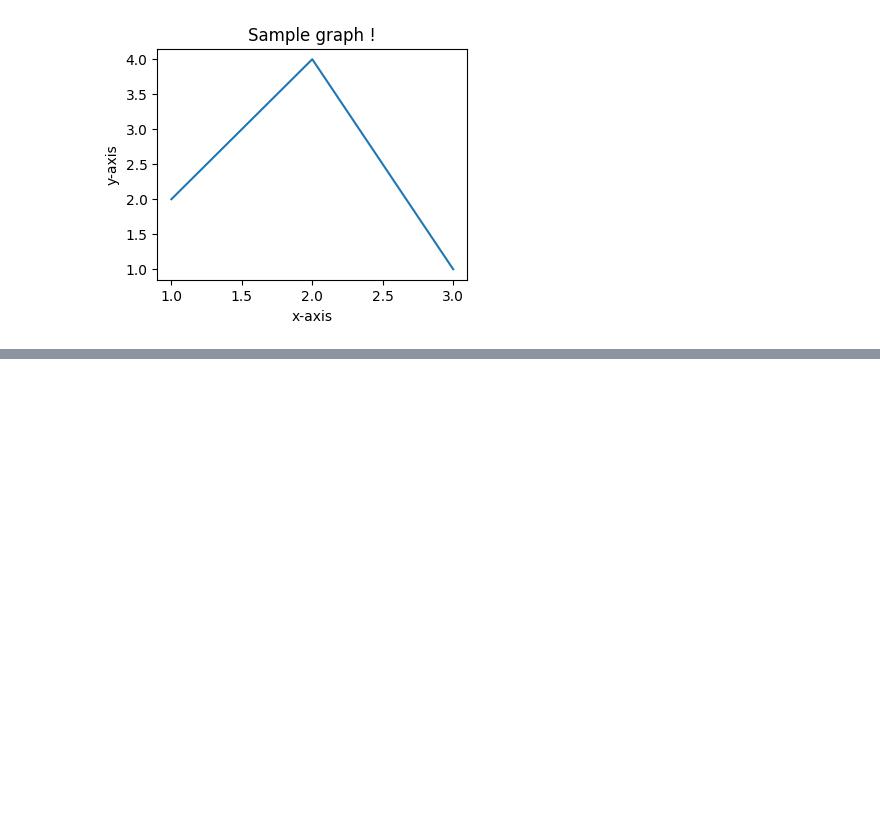
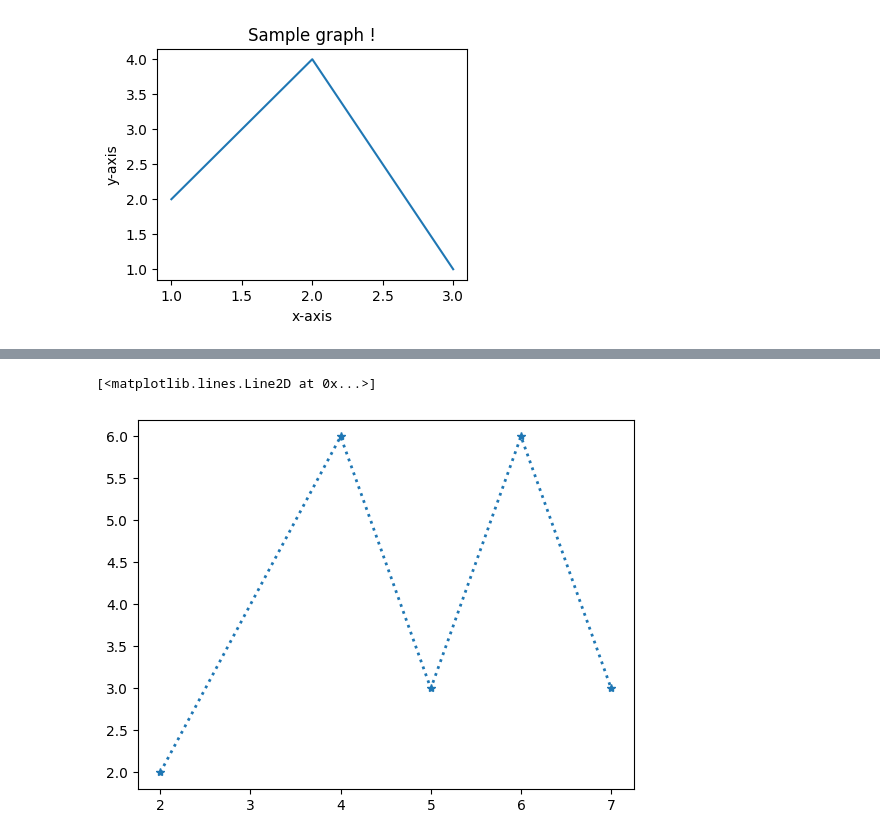
Before and after one commit to Sanya-Katiyar-Eng/ML_Basics, a Jupyter notebook: Practice_question/matplotlib_practice_w3schools.ipynb, the cells around one changed output, grey strips where cells are left out. Cells and saved outputs as stored; diff of their text form; code cells hidden in the pictures; blank space fills up the shorter version.

```diff
--- a/Practice_question/matplotlib_practice_w3schools.ipynb
+++ b/Practice_question/matplotlib_practice_w3schools.ipynb
@@ -40,0 +67,7 @@ pd.DataFrame(data)
+# %%
+x=[2,4,5,6,7]
+y=[2,6,3,6,3]
+plt.plot(x,y,lw=2,ls=':',marker='*')
+# %% [output]
+[<matplotlib.lines.Line2D at 0x...>]
+[figure, added]
```
Also changed, not shown: parts of 5 cells of this notebook.
